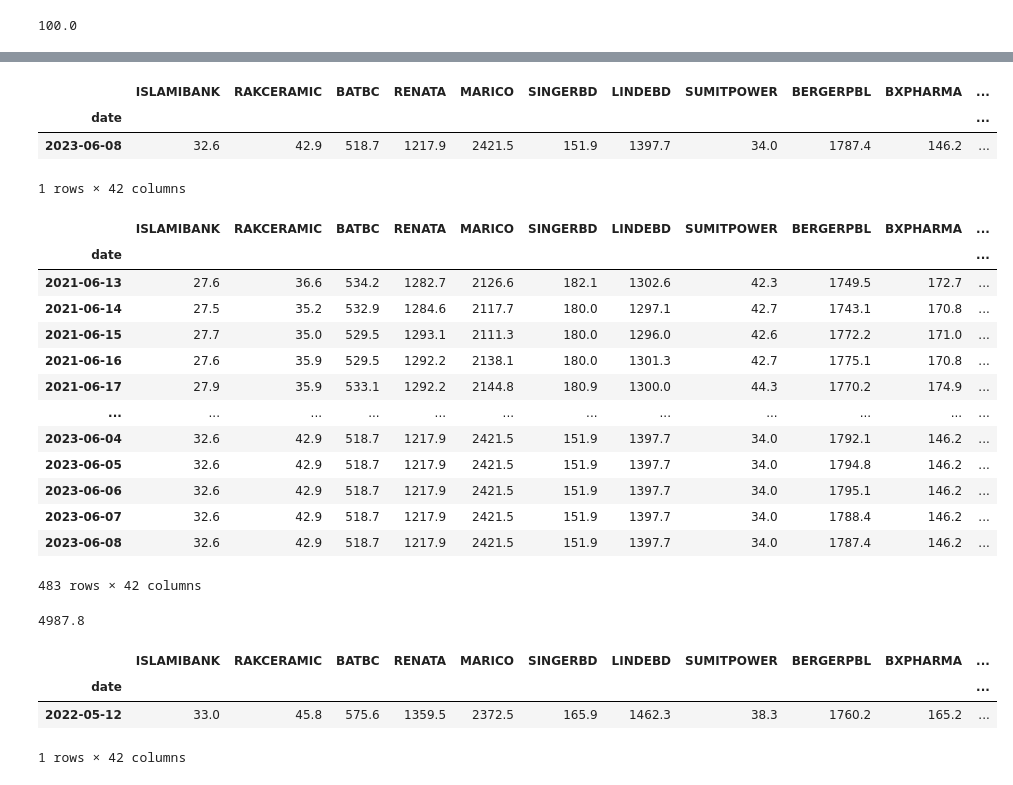
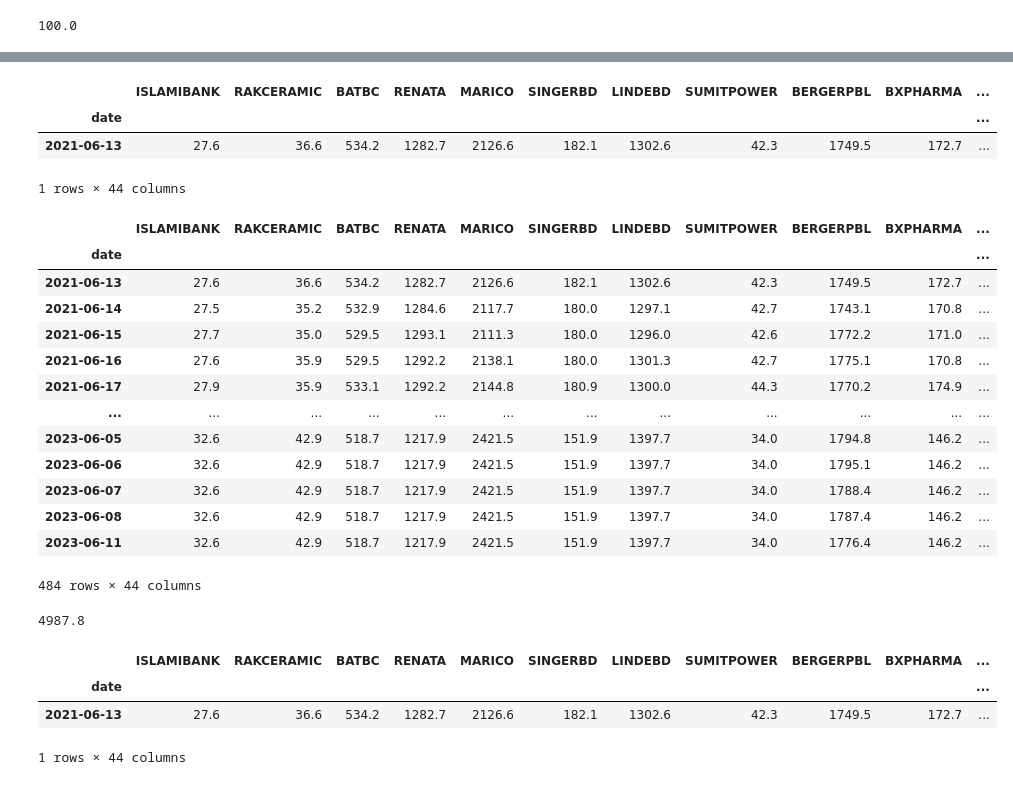
Before and after one commit to nafissaad/Tutorial1, a Jupyter notebook: Tutorial/My projects/My Portfolio/Risk and Return management .ipynb, the cells around one changed output, grey strips where cells are left out. Cells and saved outputs as stored; diff of their text form; code cells hidden in the pictures.

```diff
--- a/Tutorial/My projects/My Portfolio/Risk and Return management .ipynb
+++ b/Tutorial/My projects/My Portfolio/Risk and Return management .ipynb
@@ -151,12 +151,12 @@ ticker
 sets=pd.DataFrame()
 for i in ticker:
     print('Working on :',i)
-    date='2023-06-8'
+    date='2023-06-11'
     try:
-        data=get_basic_hist_data('2020-01-1','2023-06-8',i,index='date')['close']
+        data=get_basic_hist_data('2020-01-1',date,i,index='date')['close']
         sets[i]=data
     except:
-        df=pd.read_html('https://www.dsebd.org/day_end_archive.php?startDate=2021-06-08&endDate='+date+'&inst='+i+'&archive=data')[348]
+        df=pd.read_html('https://www.dsebd.org/day_end_archive.php?startDate=2020-01-01&endDate='+date+'&inst='+i+'&archive=data')[348]
         df.index=df['DATE']
         sets[i]=df['CLOSEP*']
         print('Exception')
@@ -834,14 +836,14 @@ m.to_excel("C:\\Users\\nafissaad\\Tutorial\\Fundamental analysis\\My Portfolio\\
 # %%
 def price(sdate,edate):
     df=pd.read_excel("C:\\Users\\nafissaad\\Tutorial\\Fundamental analysis\\My Portfolio\\data_set.xlsx",index_col='date')
     mask = (df.index >= sdate) & (df.index <= edate)
     return(df.loc[mask])
-price('2023-06-08','2023-06-08')
+price('2021-06-13','2021-06-13')
 # %% [output]
 |  | ISLAMIBANK | RAKCERAMIC | BATBC | RENATA | MARICO | SINGERBD | LINDEBD | SUMITPOWER | BERGERPBL | BXPHARMA | ... |
 | date |  |  |  |  |  |  |  |  |  |  | ... |
-| 2023-06-08 | 32.6 | 42.9 | 518.7 | 1217.9 | 2421.5 | 151.9 | 1397.7 | 34.0 | 1787.4 | 146.2 | ... |
+| 2021-06-13 | 27.6 | 36.6 | 534.2 | 1282.7 | 2126.6 | 182.1 | 1302.6 | 42.3 | 1749.5 | 172.7 | ... |
-1 rows × 42 columns
+1 rows × 44 columns
 # %%
 sets
 # %% [output]
@@ -853,12 +855,12 @@ sets
 | 2021-06-16 | 27.6 | 35.9 | 529.5 | 1292.2 | 2138.1 | 180.0 | 1301.3 | 42.7 | 1775.1 | 170.8 | ... |
 | 2021-06-17 | 27.9 | 35.9 | 533.1 | 1292.2 | 2144.8 | 180.9 | 1300.0 | 44.3 | 1770.2 | 174.9 | ... |
 | ... | ... | ... | ... | ... | ... | ... | ... | ... | ... | ... | ... |
-| 2023-06-04 | 32.6 | 42.9 | 518.7 | 1217.9 | 2421.5 | 151.9 | 1397.7 | 34.0 | 1792.1 | 146.2 | ... |
 | 2023-06-05 | 32.6 | 42.9 | 518.7 | 1217.9 | 2421.5 | 151.9 | 1397.7 | 34.0 | 1794.8 | 146.2 | ... |
 | 2023-06-06 | 32.6 | 42.9 | 518.7 | 1217.9 | 2421.5 | 151.9 | 1397.7 | 34.0 | 1795.1 | 146.2 | ... |
 | 2023-06-07 | 32.6 | 42.9 | 518.7 | 1217.9 | 2421.5 | 151.9 | 1397.7 | 34.0 | 1788.4 | 146.2 | ... |
 | 2023-06-08 | 32.6 | 42.9 | 518.7 | 1217.9 | 2421.5 | 151.9 | 1397.7 | 34.0 | 1787.4 | 146.2 | ... |
+| 2023-06-11 | 32.6 | 42.9 | 518.7 | 1217.9 | 2421.5 | 151.9 | 1397.7 | 34.0 | 1776.4 | 146.2 | ... |
-483 rows × 42 columns
+484 rows × 44 columns
 # %%
 wt=(500000/100)*(m.loc['ISLAMIBANK'].values)
 quantity=float(wt)/float(price('2023-06-08','2023-06-08')['ISLAMIBANK'].values)
@@ -869,12 +871,13 @@ round(quantity)*float(price('2023-06-08','2023-06-08')['ISLAMIBANK'].values)
 sdate,edate='2022-05-12','2022-05-12'
 def price(sdate,edate):
     df=pd.read_excel("C:\\Users\\nafissaad\\Tutorial\\Fundamental analysis\\My Portfolio\\data_set.xlsx",index_col='date')
+    df=df.fillna(method='bfill',axis='rows')
     mask = (df.index >= sdate) & (df.index <= edate)
     return(df.loc[mask])
-price('2022-05-12','2022-05-12')
+price('2021-06-13','2021-06-13')
 # %% [output]
 |  | ISLAMIBANK | RAKCERAMIC | BATBC | RENATA | MARICO | SINGERBD | LINDEBD | SUMITPOWER | BERGERPBL | BXPHARMA | ... |
 | date |  |  |  |  |  |  |  |  |  |  | ... |
-| 2022-05-12 | 33.0 | 45.8 | 575.6 | 1359.5 | 2372.5 | 165.9 | 1462.3 | 38.3 | 1760.2 | 165.2 | ... |
+| 2021-06-13 | 27.6 | 36.6 | 534.2 | 1282.7 | 2126.6 | 182.1 | 1302.6 | 42.3 | 1749.5 | 172.7 | ... |
-1 rows × 42 columns
+1 rows × 44 columns
 # %%
```
Also changed, not shown: parts of 63 cells of this notebook.
